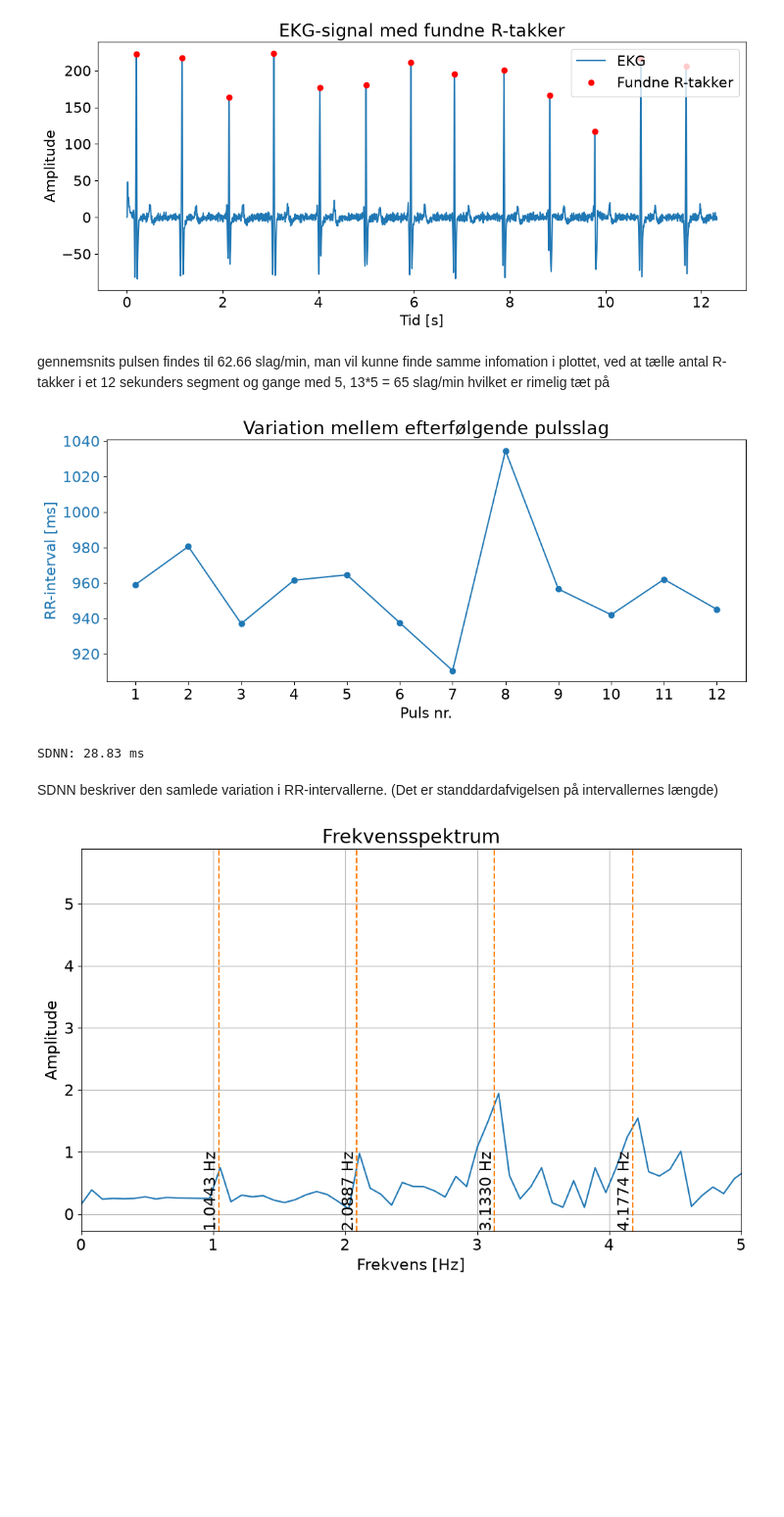
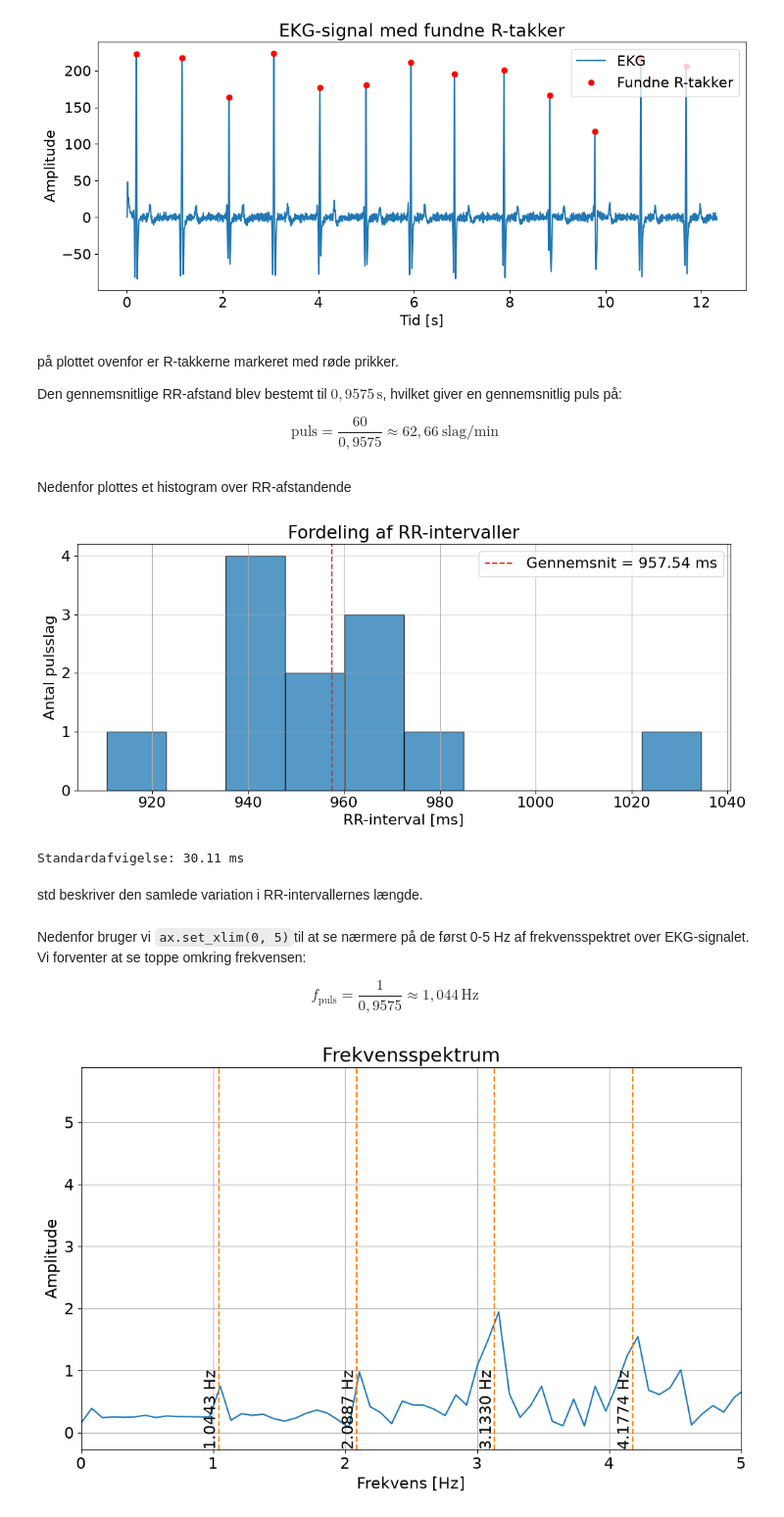
Before and after one commit to Lucuz47/DSB, a Jupyter notebook: Miniprojekt_B.ipynb, the cells around one changed output. Shown at 98% size. Saved outputs shown, nothing was run; the diff lists cells and outputs as text; code cells hidden in the pictures; blank space fills up the shorter version.

```diff
--- a/Miniprojekt_B.ipynb
+++ b/Miniprojekt_B.ipynb
@@ -460,46 +460,66 @@ Gennemsnitlig RR-afstand: 0.9575 s
 Gennemsnitlig puls: 62.66 slag/min
 [figure]
 # %% [markdown]
-gennemsnits pulsen findes til 62.66 slag/min, man vil kunne finde samme infomation i plottet, ved at tælle antal R-takker i et 12 sekunders segment og gange med 5, 13*5 = 65 slag/min hvilket er rimelig tæt på
+på plottet ovenfor er R-takkerne markeret med røde prikker.
+
+Den gennemsnitlige RR-afstand blev bestemt til $0{,}9575\,\mathrm{s}$, hvilket giver en gennemsnitlig puls på:
+
+$$
+\mathrm{puls}
+=
+\frac{60}{0{,}9575}
+\approx 62{,}66\ \mathrm{slag/min}
+$$
+# %% [markdown]
+Nedenfor plottes et histogram over RR-afstandende
 # %%
-# Puls nr. 1 viser forskellen mellem pulsslag 1 og 2
-puls_nr = np.arange(1, len(rr_intervals) + 1)
-
-# Metrik 1: tidsafstand mellem efterfølgende R-takker
+# RR-intervaller fra sekunder til millisekunder
 rr_ms = rr_intervals * 1000
 
-# Metrik 2: absolut højdeforskel mellem efterfølgende R-takker
-r_heights = ecg[r_peaks]
-height_difference = np.abs(np.diff(r_heights))
+# Beregn middelværdi og standardafvigelse
+mean_rr = np.mean(rr_ms)
+std = np.std(rr_ms, ddof=1)
 
-fig, ax1 = plt.subplots(figsize=(11, 5))
+plt.figure(figsize=(11, 5))
 
-# Venstre y-akse: RR-interval
-line1 = ax1.plot(
-    puls_nr,
+plt.hist(
     rr_ms,
-    "o-",
+    bins=10,
     color="tab:blue",
-    label="RR-interval"
+    edgecolor="black",
+    alpha=0.75
 )
 
-ax1.set_xlabel("Puls nr.")
-ax1.set_ylabel("RR-interval [ms]", color="tab:blue")
-ax1.tick_params(axis="y", labelcolor="tab:blue")
-ax1.set_xticks(puls_nr)
-ax1.grid()
+plt.axvline(
+    mean_rr,
+    color="tab:red",
+    linestyle="--",
+    label=f"Gennemsnit = {mean_rr:.2f} ms"
+)
 
-plt.title("Variation mellem efterfølgende pulsslag")
+plt.xlabel("RR-interval [ms]")
+plt.ylabel("Antal pulsslag")
+plt.title("Fordeling af RR-intervaller")
+plt.grid(axis="y", alpha=0.4)
+plt.legend()
 plt.tight_layout()
 plt.show()
 
-sdnn = np.std(rr_intervals) * 1000
-print(f"SDNN: {sdnn:.2f} ms")
+print(f"Standardafvigelse: {std:.2f} ms")
 # %% [output]
-[figure, old version]
+[figure, new version]
-SDNN: 28.83 ms
+Standardafvigelse: 30.11 ms
 # %% [markdown]
-SDNN beskriver den samlede variation i RR-intervallerne. (Det er standdardafvigelsen på intervallernes længde)
+std beskriver den samlede variation i RR-intervallernes længde.
+# %% [markdown]
+Nedenfor bruger vi `ax.set_xlim(0, 5)`til at se nærmere på de først 0-5 Hz af frekvensspektret over EKG-signalet. Vi forventer at se toppe omkring frekvensen:
+
+$$
+f_{\mathrm{puls}}
+=
+\frac{1}{0{,}9575}
+\approx 1{,}044\,\mathrm{Hz}
+$$
 # %%
 f_ecg, A_ecg = frekvensspektrum(ecg, fs_ecg, N=24650)
 
```
Also changed, not shown: parts of 15 cells of this notebook, 1 other file.
